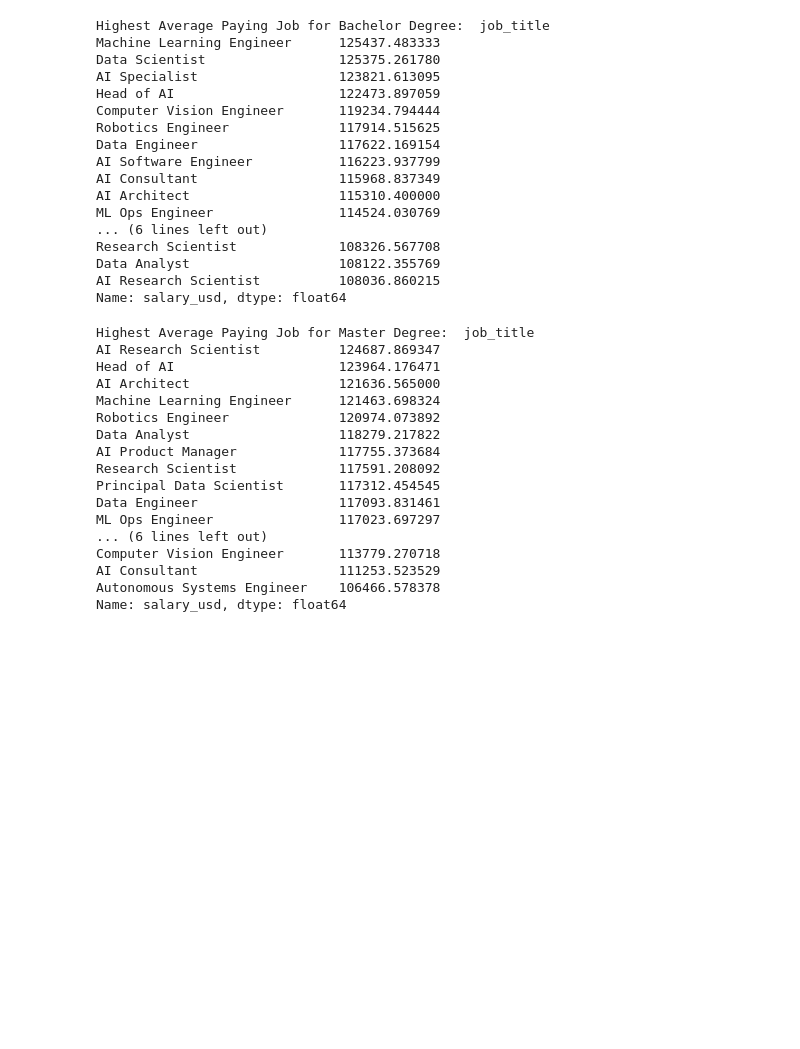
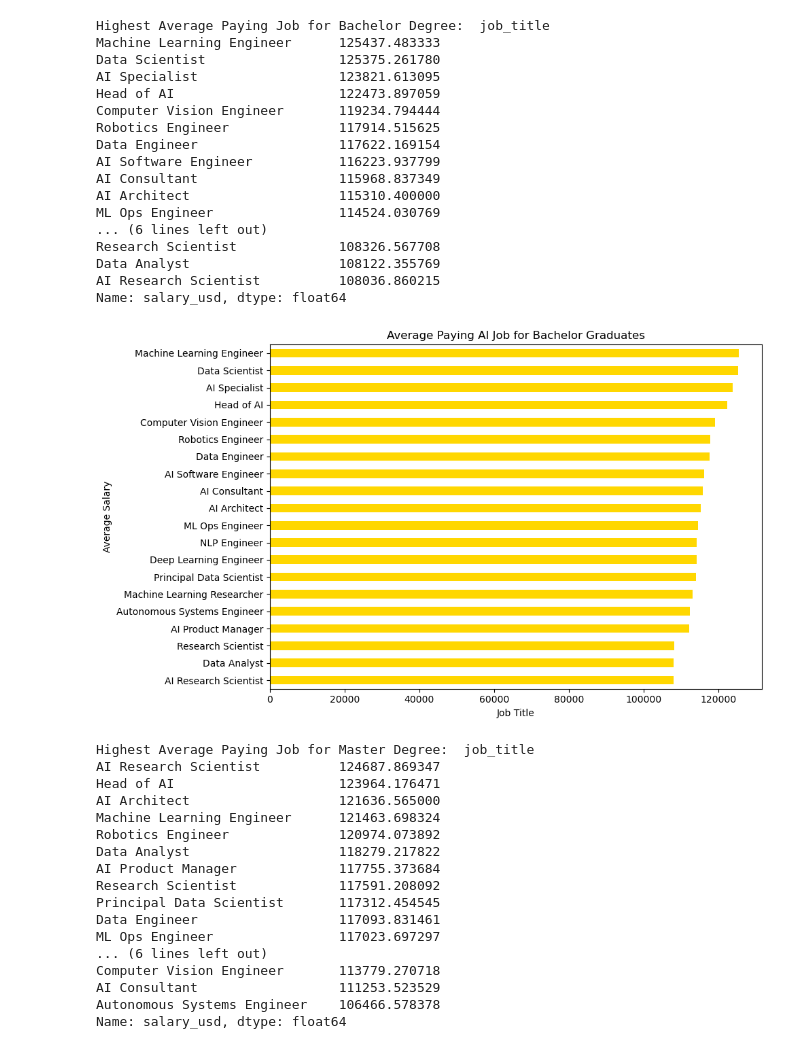
Before and after one commit to Dini15/global_ai_job_market, a Jupyter notebook: ai_market.ipynb, the cells around one changed output. Saved outputs shown, nothing was run; the diff lists cells and outputs as text; code cells hidden in the pictures; blank space fills up the shorter version.

```diff
--- a/ai_market.ipynb
+++ b/ai_market.ipynb
@@ -225,6 +263,17 @@ Research Scientist             108326.567708
 Data Analyst                   108122.355769
 AI Research Scientist          108036.860215
 Name: salary_usd, dtype: float64
+# %%
+plt.figure(figsize=(10,6))
+sort = educ.sort_values(ascending=True)
+sort.plot(kind='barh', color='gold')
+plt.title("Average Paying AI Job for Bachelor Graduates")
+plt.xlabel('Job Title')
+plt.ylabel('Average Salary')
+plt.tight_layout()
+plt.show()
+# %% [output]
+[figure, added]
 # %%
 master = df[df['education_required'] == 'Master']
 ma = master.groupby('job_title')['salary_usd'].mean().sort_values(ascending=False)
```
Also changed, not shown: parts of 8 cells of this notebook.
